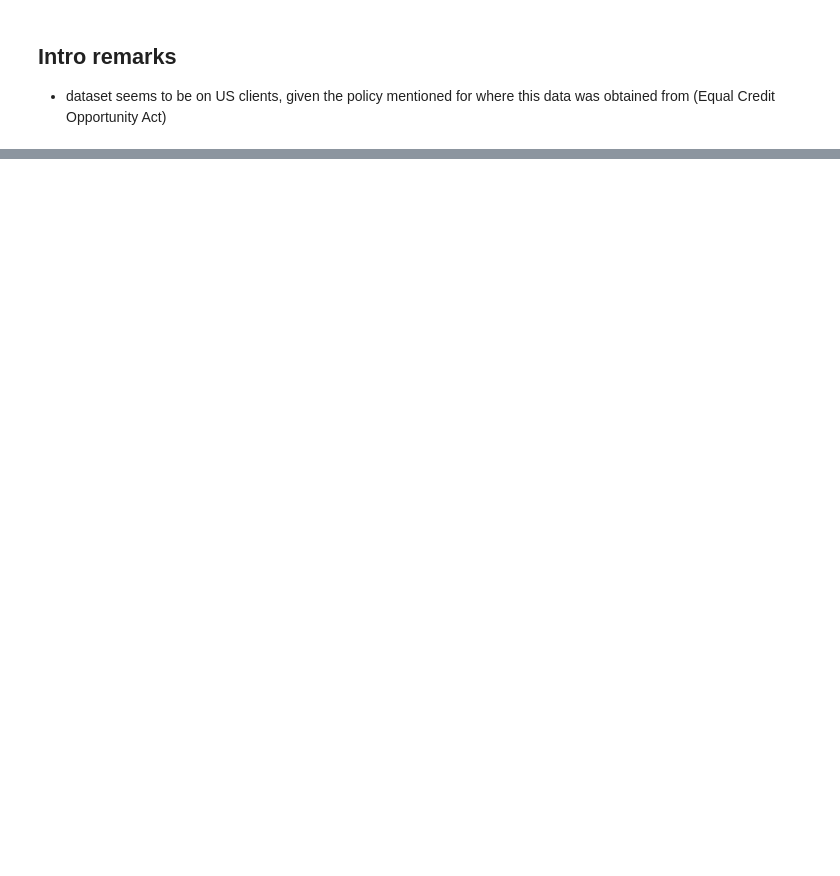
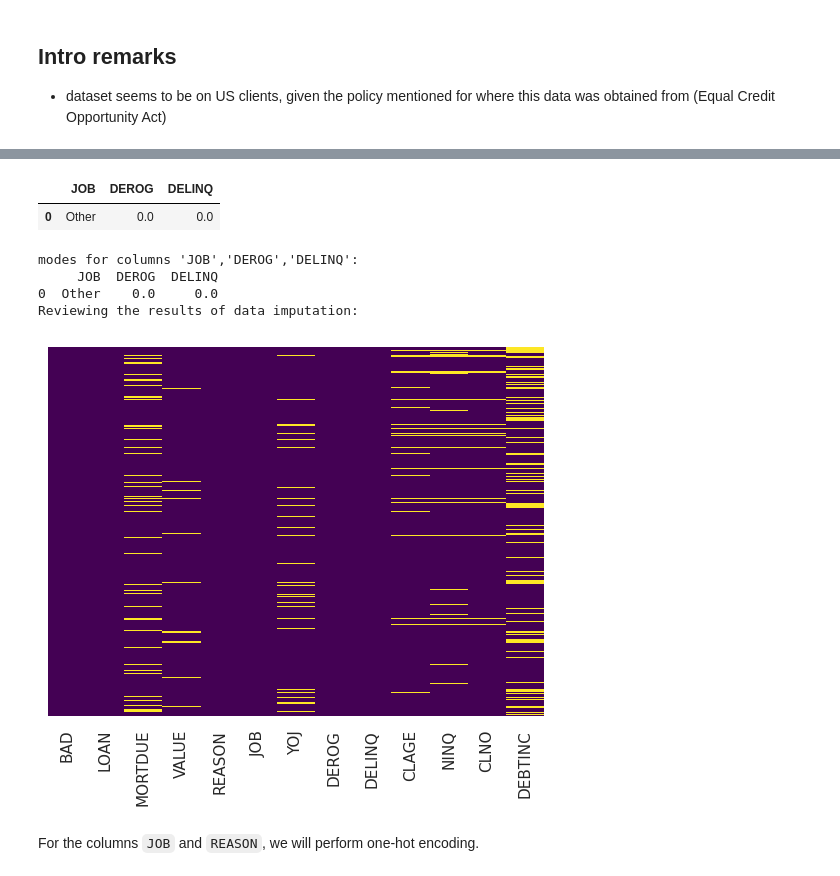
Before and after one commit to Zypperman/DBTT_G1_GRP3, a Jupyter notebook: Notebooks/Usecase_0_0_V1(EDA).ipynb, the cells around one changed output, grey strips where cells are left out. Saved outputs shown, nothing was run; the diff lists cells and outputs as text; code cells hidden in the pictures; blank space fills up the shorter version.

```diff
--- a/Notebooks/Usecase_0_0_V1(EDA).ipynb
+++ b/Notebooks/Usecase_0_0_V1(EDA).ipynb
@@ -22,34 +96,28 @@ Requirement already satisfied: certifi>=2017.4.17 in /usr/local/lib/python3.11/d
 # %%
-# kaggle api key, dont steal i trust u guys not to do nasty things :D
+from genericpath import exists
+# kaggle api key, please use your own to download the data
 KAGGLE_USERNAME = 'zypperman'
 KAGGLE_KEY = '084281dba0d0e6614a17ee1d7284235d'
-DATA_FILEPATH = '/kaggle/working/'
+DATA_FILEPATH = './kaggle/working/'
 
-# Install dependencies as needed:
-# pip install kagglehub[pandas-datasets]
 import kagglehub
 from kagglehub import KaggleDatasetAdapter
 import os
 
-# Set the path to the file you'd like to load
-file_path =  'hmeq.csv'
+file_path =  'hmeq.csv' # referring to filepath in data source
 
 # Set the Kaggle API credentials
 os.environ['KAGGLE_USERNAME'] = KAGGLE_USERNAME
 os.environ['KAGGLE_KEY'] = KAGGLE_KEY
 
 # Load the latest version
-
-Raw_Dataset = kagglehub.load_dataset(
+data = kagglehub.dataset_load(
   KaggleDatasetAdapter.PANDAS,
   "ajay1735/hmeq-data",
   file_path,
-  # Provide any additional arguments like
-  # sql_query or pandas_kwargs. See the
-  # documenation for more information:
-  # https://github.com/Kaggle/kagglehub/blob/main/README.md#kaggledatasetadapterpandas
 )
-
-print("First 5 records:", Raw_Dataset.head())
+# save raw data locally
+os.makedirs(DATA_FILEPATH,exist_ok=True)
+data.to_csv(DATA_FILEPATH+'hmeq.csv')
 # %% [output]
 Downloading from https://www.kaggle.com/api/v1/datasets/download/ajay1735/hmeq-data?dataset_version_number=1&file_name=hmeq.csv...
@@ -80,0 +177,5 @@ Raw_Dataset.head()
+# %%
+sns.set(style="whitegrid")
+# plt.style.use('white')
+plt.rcParams.update({"grid.linewidth":0.5, "grid.alpha":0.5})
+colormap = sns.diverging_palette(220, 10, as_cmap=True)
@@ -80,0 +246,30 @@ Raw_Dataset.head()
+# %%
+data[['JOB',"DEROG",'DELINQ']].mode()
+# %% [output]
+|  | JOB | DEROG | DELINQ |
+| 0 | Other | 0.0 | 0.0 |
+# %%
+print("modes for columns 'JOB','DEROG','DELINQ':")
+print(data[['JOB',"DEROG",'DELINQ']].mode())
+
+
+data.fillna(
+    {
+        'REASON':'Other reason',
+        "JOB":data['JOB'].mode()[0],
+        "DEROG":data['DEROG'].mode()[0],
+        "DELINQ":data['DELINQ'].mode()[0]
+    }
+    ,inplace=True)
+
+print('Reviewing the results of data imputation:')
+sns.heatmap(data.isnull(),cbar=False,yticklabels=False,cmap = 'viridis')
+plt.show()
+# %% [output]
+modes for columns 'JOB','DEROG','DELINQ':
+     JOB  DEROG  DELINQ
+0  Other    0.0     0.0
+Reviewing the results of data imputation:
+[figure, added]
+# %% [markdown]
+For the columns `JOB` and `REASON`, we will perform one-hot encoding.
```
Also changed, not shown: parts of 58 cells of this notebook.
